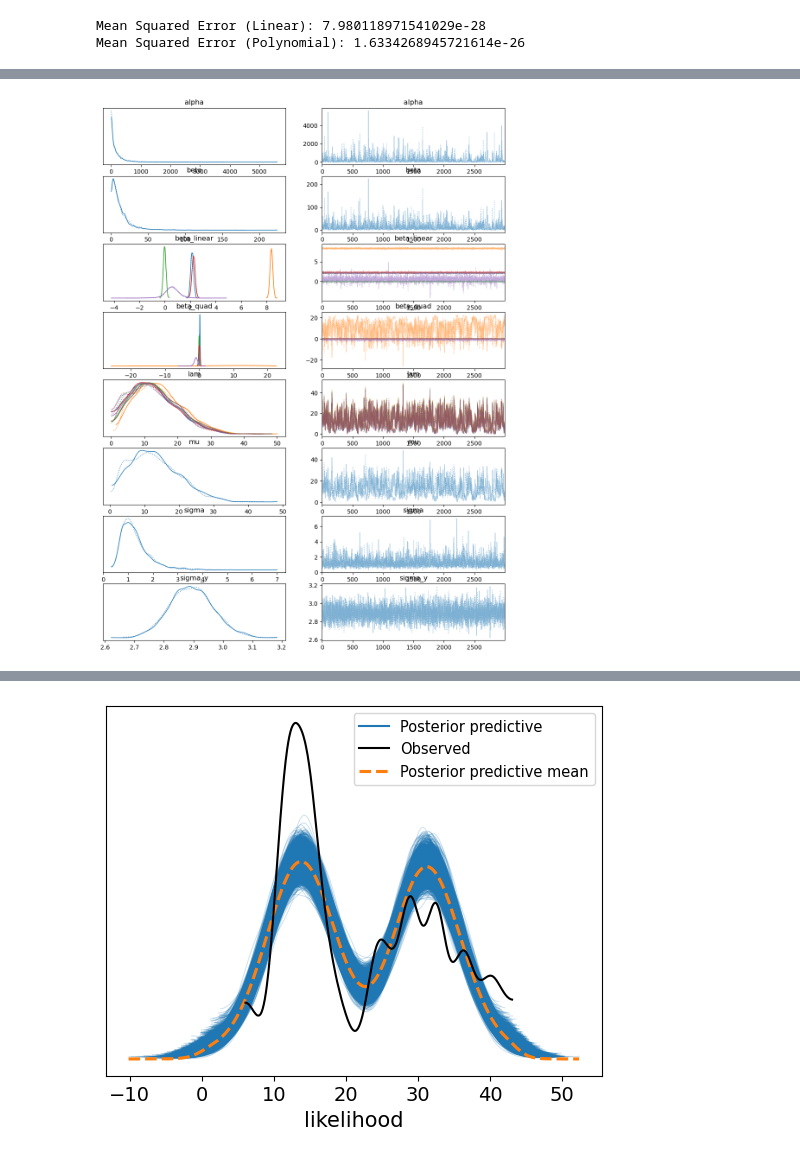
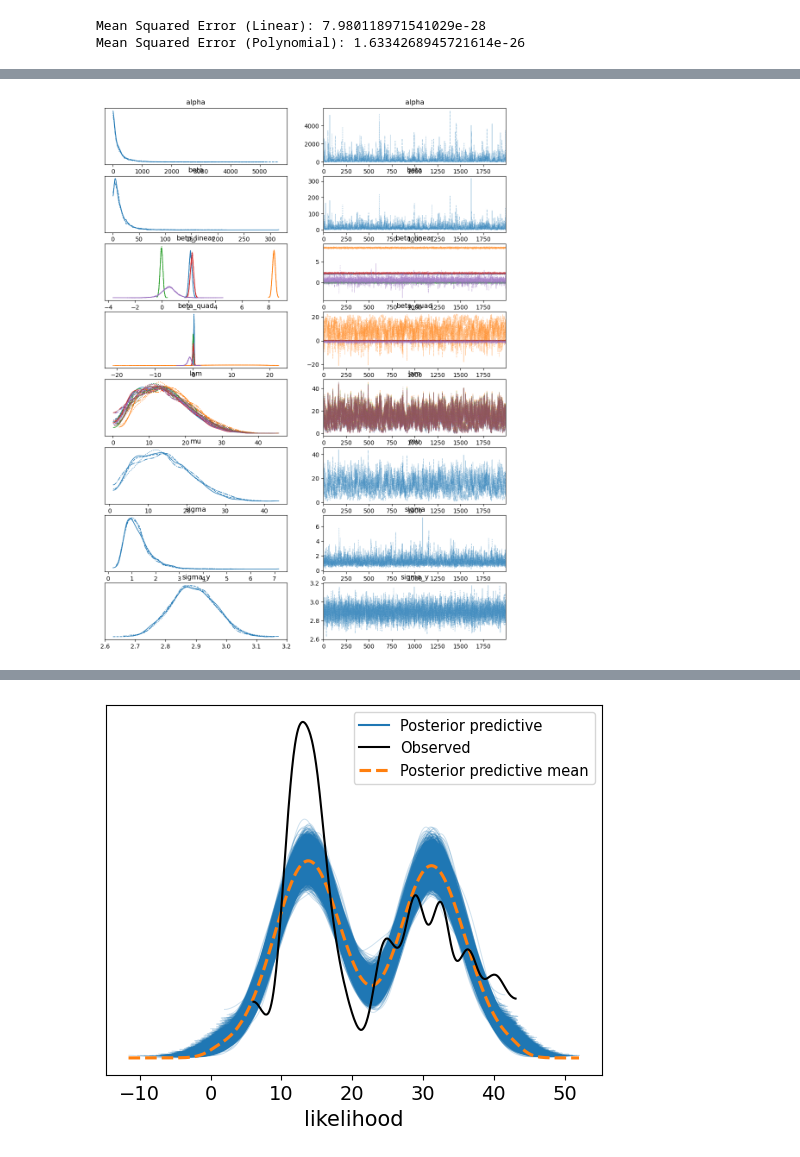
Before and after one commit to venkatanadikatla/pytorch, a Jupyter notebook: Hierarchical_Model_Energy_Efficient.ipynb, the cells around one changed output, grey strips where cells are left out. Saved outputs shown, nothing was run; the diff lists cells and outputs as text; code cells hidden in the pictures.

```diff
--- a/Hierarchical_Model_Energy_Efficient.ipynb
+++ b/Hierarchical_Model_Energy_Efficient.ipynb
@@ -283,7 +293,7 @@ with pm.Model(coords=COORDS) as hierarchical_model:
     likelihood = pm.Normal('likelihood', mu=mu_y, sigma=sigma_y, observed=y, dims='obs')
 
     # Sample from the posterior
-    trace = pm.sample(3000, tune=2000, target_accept=0.95, return_inferencedata=True)
+    trace = pm.sample(2000, tune=3000, chains=4, target_accept=0.95, return_inferencedata=True)
 
 # Summarize the posterior distributions
 summary = az.summary(trace, hdi_prob=0.95)
@@ -329 +343 @@ sigma_y           5411.0    4825.0    1.0
-[figure, old version]
+[figure, new version]
@@ -332,4 +346,4 @@ sigma_y           5411.0    4825.0    1.0
-[figure, old version]
+[figure, new version]
 # %%
 # Posterior Predictive Check
 with hierarchical_model:
```
Also changed, not shown: parts of 11 cells of this notebook.
